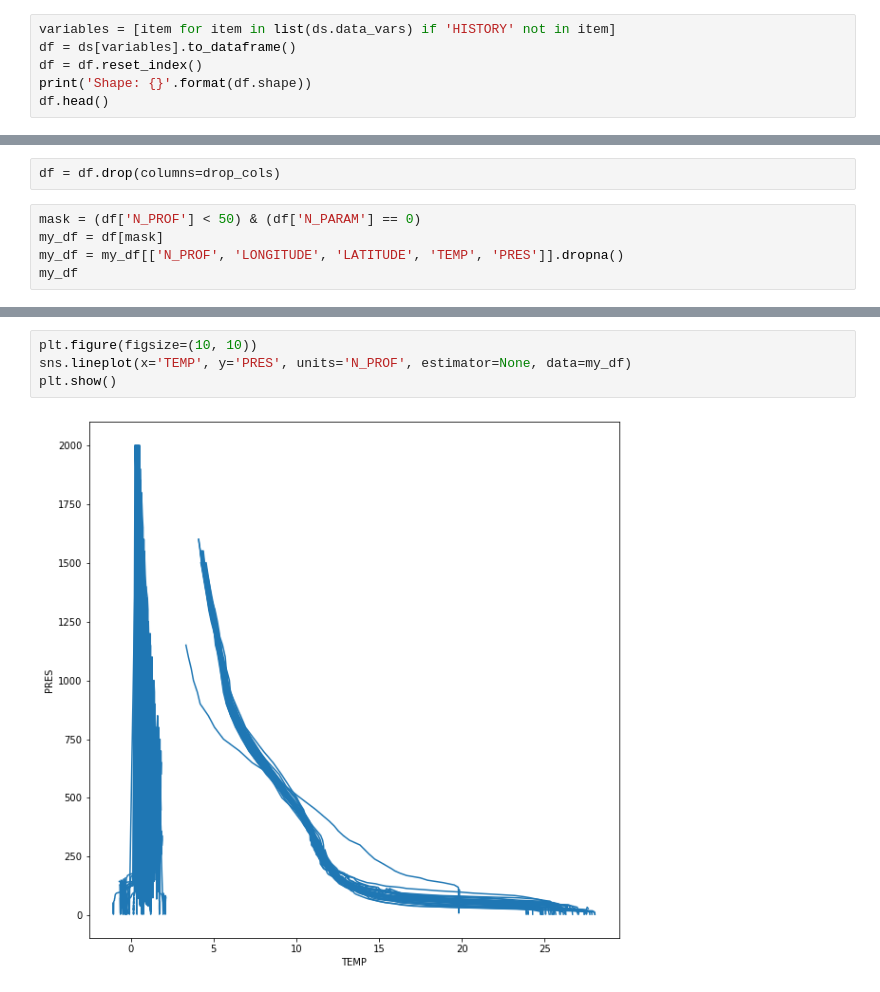
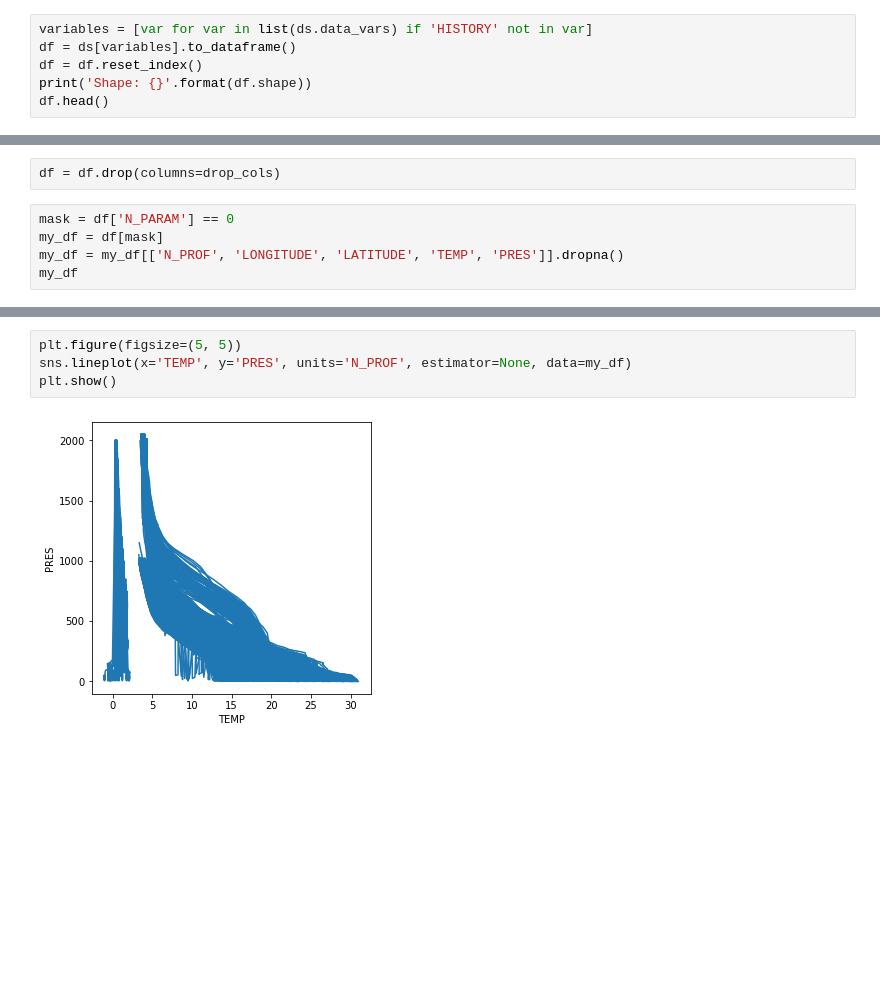
Before and after one commit to mlopez13/argo_temperatures, a Jupyter notebook: argo_temperatures.ipynb, the cells around one changed output, grey strips where cells are left out. Saved outputs shown, nothing was run; the diff lists cells and outputs as text; blank space fills up the shorter version.

```diff
--- a/argo_temperatures.ipynb
+++ b/argo_temperatures.ipynb
@@ -34,7 +34,7 @@ Data variables:
     Conventions:          Argo-3.1 CF-1.6
     featureType:          trajectoryProfile
 # %%
-variables = [item for item in list(ds.data_vars) if 'HISTORY' not in item]
+variables = [var for var in list(ds.data_vars) if 'HISTORY' not in var]
 df = ds[variables].to_dataframe()
 df = df.reset_index()
 print('Shape: {}'.format(df.shape))
@@ -77,7 +77,7 @@ drop_cols
 # %%
 df = df.drop(columns=drop_cols)
 # %%
-mask = (df['N_PROF'] < 50) & (df['N_PARAM'] == 0)
+mask = df['N_PARAM'] == 0
 my_df = df[mask]
 my_df = my_df[['N_PROF', 'LONGITUDE', 'LATITUDE', 'TEMP', 'PRES']].dropna()
 my_df
@@ -98,7 +98,7 @@ my_df
 # %%
-plt.figure(figsize=(10, 10))
+plt.figure(figsize=(5, 5))
 sns.lineplot(x='TEMP', y='PRES', units='N_PROF', estimator=None, data=my_df)
 plt.show()
 # %% [output]
-[figure, old version]
+[figure, new version]
 # %%
```
Also changed, not shown: parts of 5 cells of this notebook.
